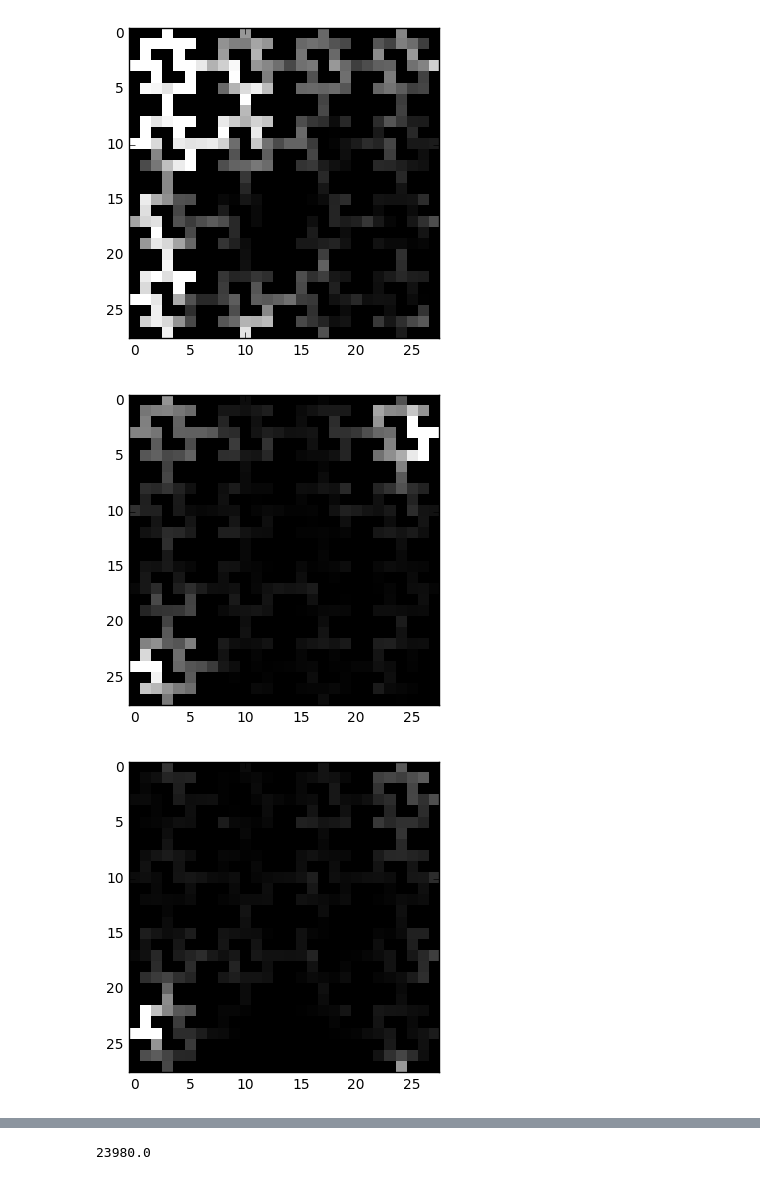
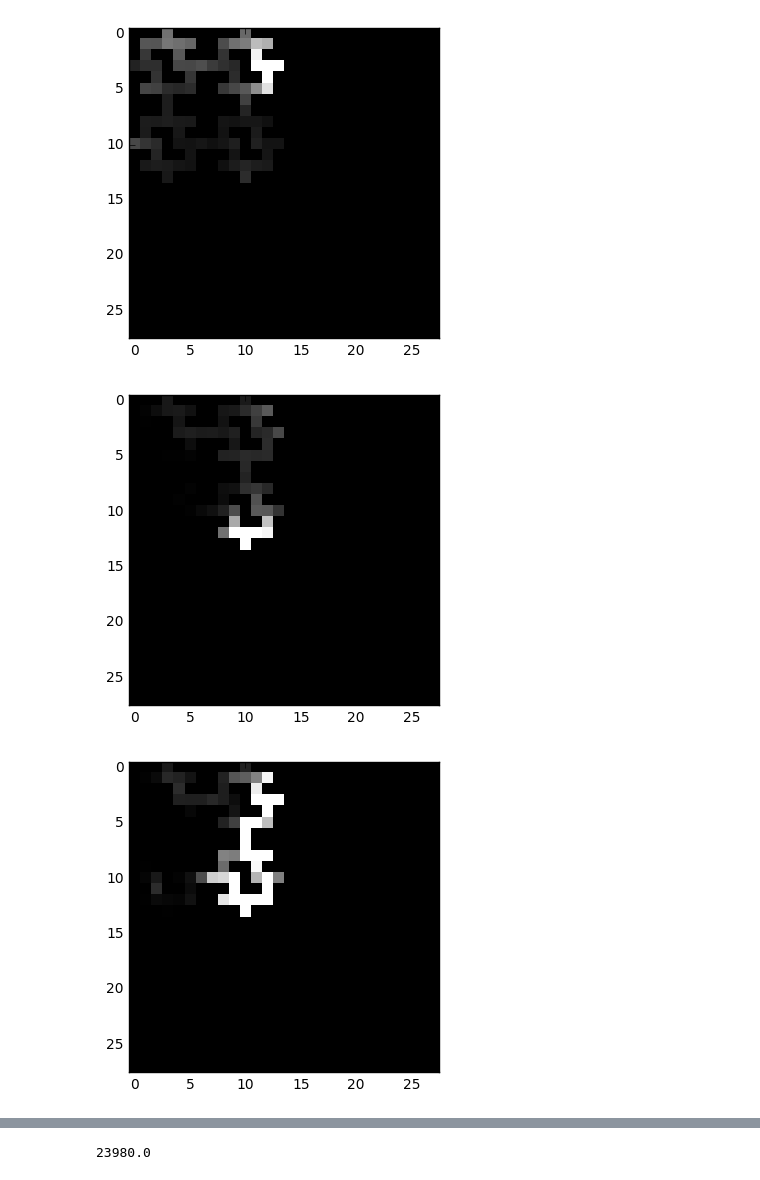
Before and after one commit to tabzraz/RL, a Jupyter notebook: Maze_Visualisation.ipynb, the cells around one changed output, grey strips where cells are left out. Saved outputs shown, nothing was run; the diff lists cells and outputs as text; code cells hidden in the pictures.

```diff
--- a/Maze_Visualisation.ipynb
+++ b/Maze_Visualisation.ipynb
@@ -24,10 +24,10 @@ def maze_visits(fname, scaling=1.0, interval=None):
     gray_maze = np.clip(gray_maze,0, 1)
     show_array(gray_maze)
 # %%
-fname = "Maze_4_14Cts_Logs/DQN_10_2017-02-21_02-43//logs/Player_Positions_In_Maze.txt"
+fname = "Logs/Maze2_2017-02-27_00-51/logs/Player_Positions_In_Maze.txt"
 for i in range(0, int(2e5), int(25e3)):
     maze_visits(fname, scaling=2, interval=(i, i+int(25e3)))
 # %% [output]
-[figure, old version]
+[figure, new version]
-[figure, old version]
+[figure, new version]
-[figure, old version]
+[figure, new version]
```
Also changed, not shown: parts of 3 cells of this notebook, 5 other files.
